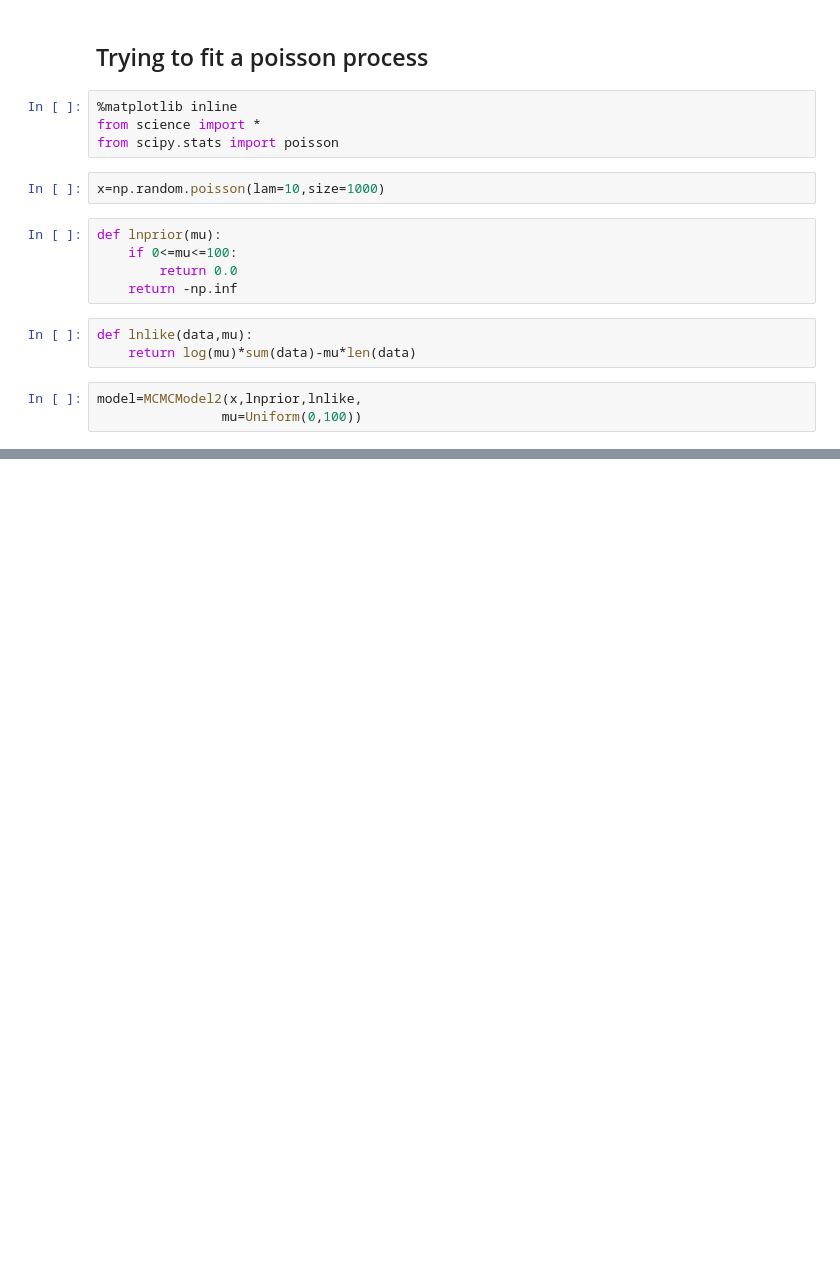
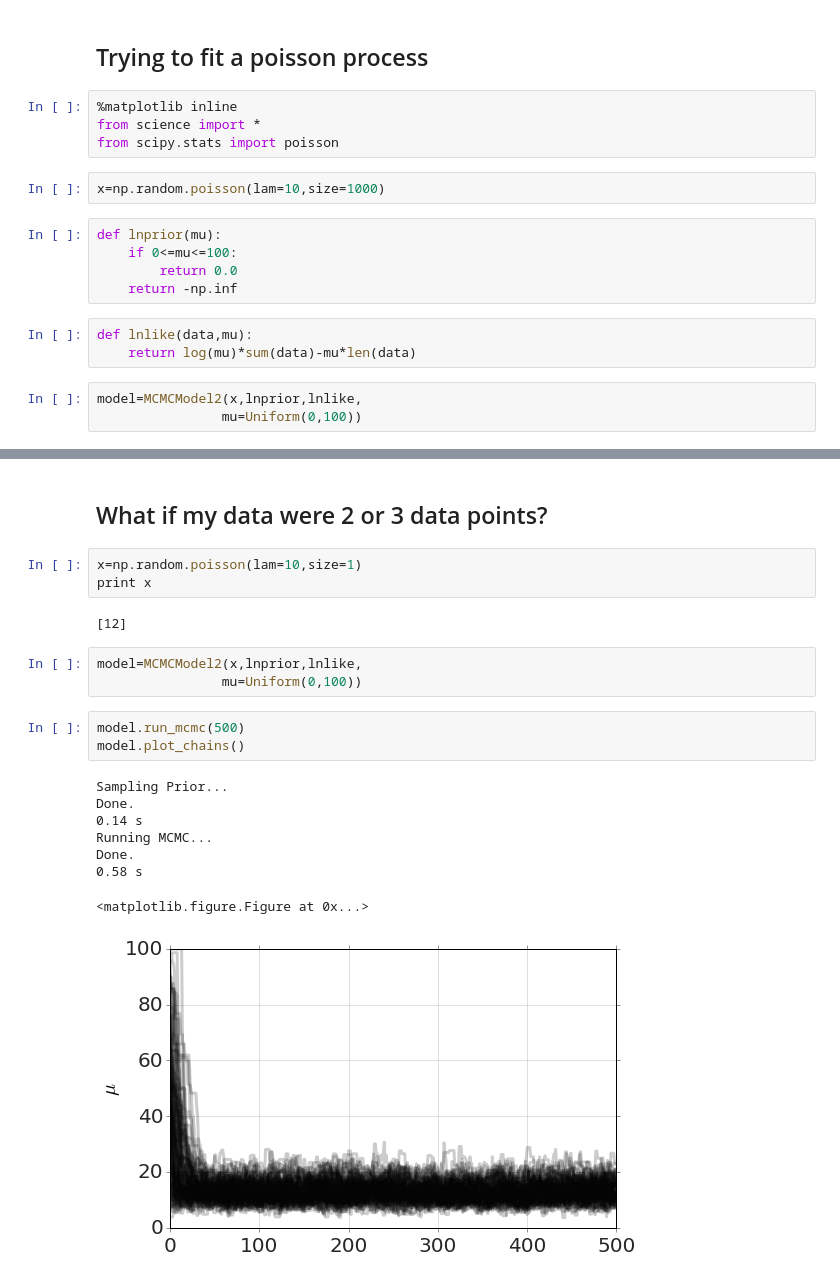
Before and after one commit to bblais/Python-for-Science, a Jupyter notebook: examples/MCMC example.ipynb, the cells around one changed output, grey strips where cells are left out. Saved outputs shown, nothing was run; the diff lists cells and outputs as text; blank space fills up the shorter version.

Commit message:
Added a short example
With only 2 or 3 data points.

```diff
--- a/examples/MCMC example.ipynb
+++ b/examples/MCMC example.ipynb
@@ -35,0 +36,22 @@ model.plot_distributions()
+# %% [markdown]
+## What if my data were 2 or 3 data points?
+# %%
+x=np.random.poisson(lam=10,size=1)
+print x
+# %% [output]
+[12]
+# %%
+model=MCMCModel2(x,lnprior,lnlike,
+                mu=Uniform(0,100))
+# %%
+model.run_mcmc(500)
+model.plot_chains()
+# %% [output]
+Sampling Prior...
+Done.
+0.14 s
+Running MCMC...
+Done.
+0.58 s
+<matplotlib.figure.Figure at 0x...>
+[figure, added]
```
Also changed, not shown: parts of 3 cells of this notebook, 1 other file.
